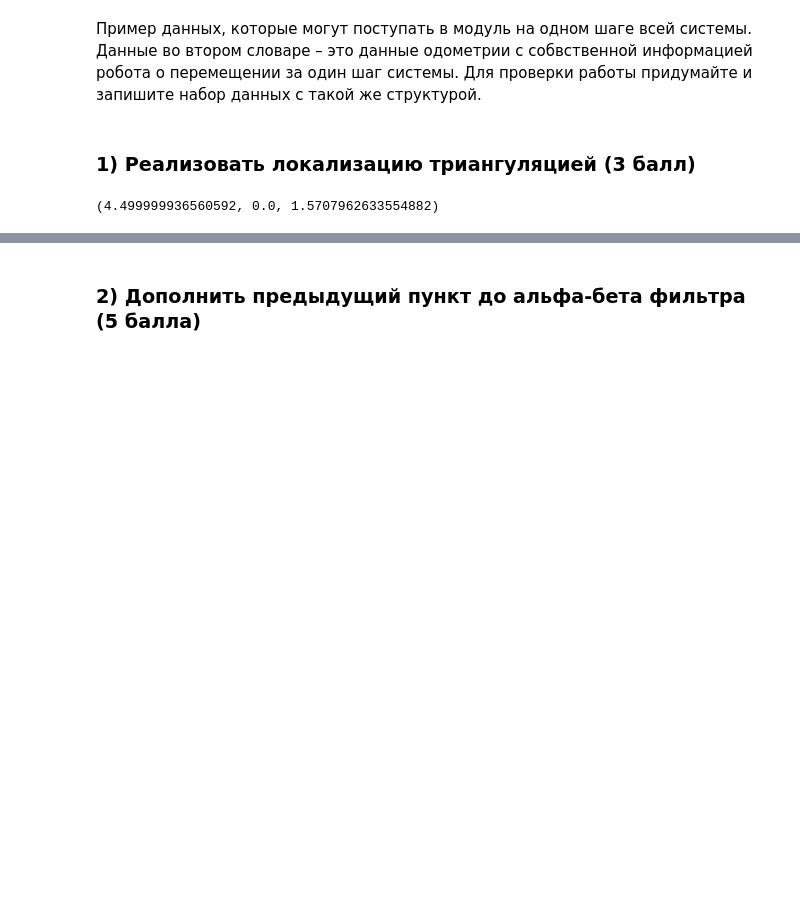
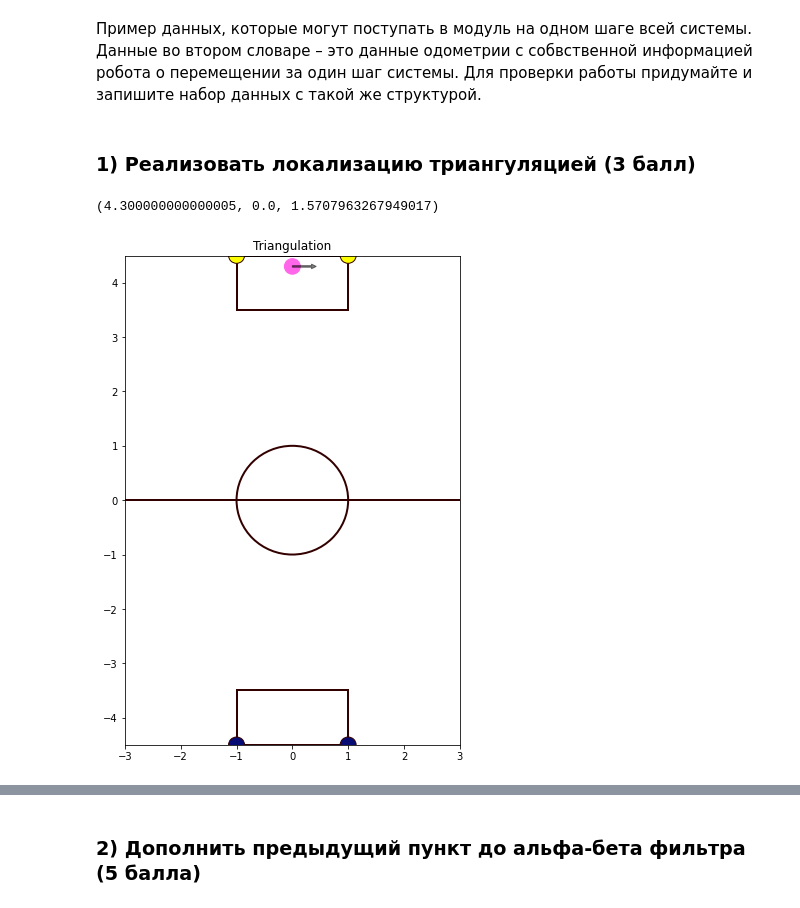
Before and after one commit to ivan-shargin/cvr_course, a Jupyter notebook: notebooks/localization_hw8.ipynb, the cells around one changed output, grey strips where cells are left out. Saved outputs shown, nothing was run; the diff lists cells and outputs as text; code cells hidden in the pictures; blank space fills up the shorter version.

```diff
--- a/notebooks/localization_hw8.ipynb
+++ b/notebooks/localization_hw8.ipynb
@@ -36,8 +36,13 @@ with open("../localization/landmarks.json", "r") as f:
 ### 1) Реализовать локализацию триангуляцией (3 балл)
 # %%
 def find_coord(observations, landmarks):
-    obs = np.array(observations['yellow_posts'])
-    lm = np.array(landmarks['yellow_posts'])
+    if observations['blue_posts'] == []:
+        posts = 'yellow_posts'
+    else:
+        posts = 'blue_posts'
+
+    obs = np.array(observations[posts])
+    lm = np.array(landmarks[posts])
     lm1 = lm[0, :]
     lm2 = lm[1, :]
     r1 = np.array([obs[0, 0],
@@ -60,14 +65,23 @@ def find_coord(observations, landmarks):
     Hypoths_x = np.array([x.real for x in Hypoths_x])
     Hypoths_y = lm1[1] + alpha + beta * Hypoths_x
 
-    if Hypoths_x[0] < lm1[0]:
+    if Hypoths_x[0] < lm1[0] and observations['blue_posts'] == []:
+        return np.array([Hypoths_x[0], Hypoths_y[0]])
+    else:
+        return np.array([Hypoths_x[1], Hypoths_y[1]])
+
+    if Hypoths_x[0] > lm1[0] and observations['blue_posts'] != []:
         return np.array([Hypoths_x[0], Hypoths_y[0]])
     else:
         return np.array([Hypoths_x[1], Hypoths_y[1]])
 
 def find_yaw(observations, landmarks, coord):
-    obs = np.array(observations['yellow_posts'])
-    lm = np.array(landmarks['yellow_posts'])
+    if observations['blue_posts'] == []:
+        posts = 'yellow_posts'
+    else:
+        posts = 'blue_posts'
+    obs = np.array(observations[posts])
+    lm = np.array(landmarks[posts])
     lm1 = lm[0, :]
     r1 = np.array([obs[0, 0],
                   obs[0, 1]])
@@ -122,8 +136,10 @@ class localization_triangulation:
         self.myrobot.yaw = yaw
 # %%
 loc = localization_triangulation(Robot(0.0, 0.0, 0.0), Field("../localization/parfield.json"), landmarks)
-observations_2 = {"yellow_posts":[[-1, 0],[1, 0]], "blue_posts":[]}
+observations_2 = {"yellow_posts":[[-1, -0.2],[1, -0.2]], "blue_posts":[]}
 loc.update(observations_2)
 print(loc.return_position())
+visualization(loc, Field("../localization/parfield.json"), with_alphabeta=False)
 # %% [output]
-(4.499999936560592, 0.0, 1.5707962633554882)
+(4.300000000000005, 0.0, 1.5707963267949017)
+[figure, added]
```
Also changed, not shown: parts of 5 cells of this notebook.
